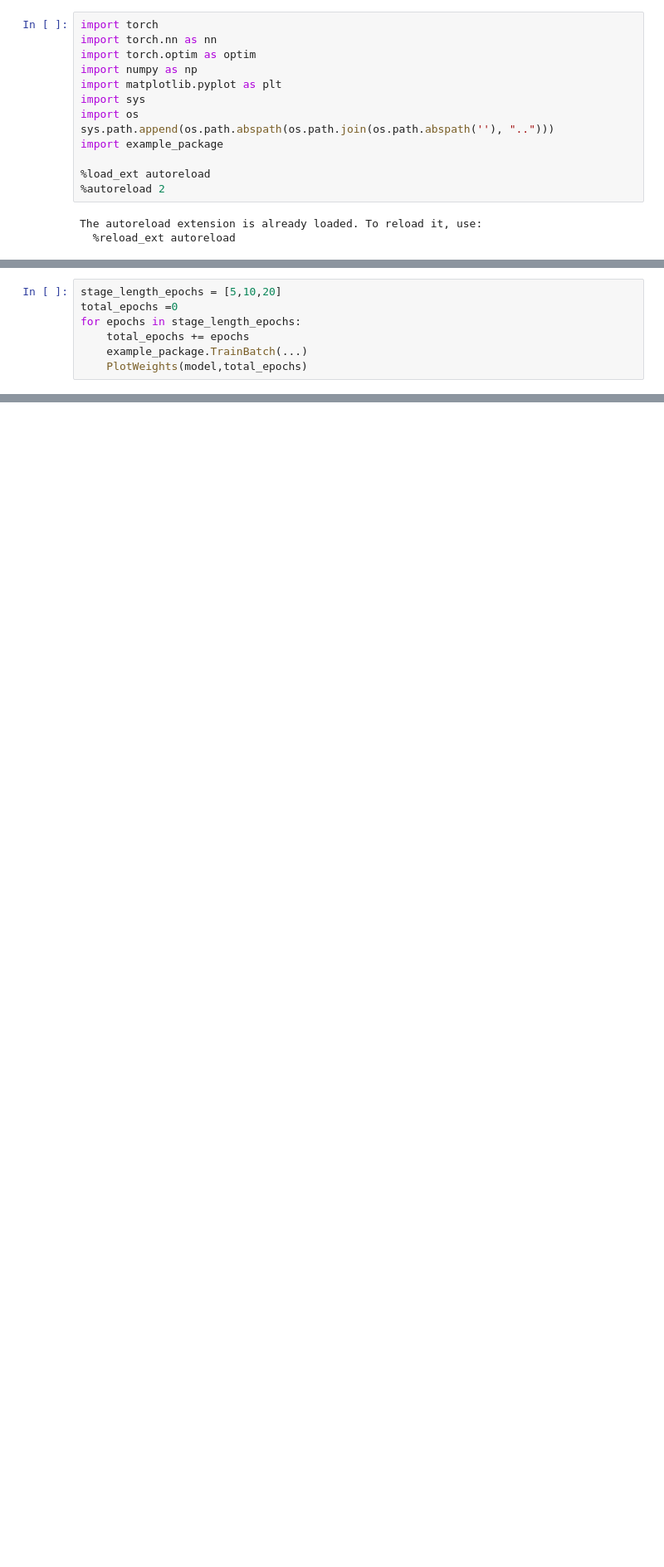
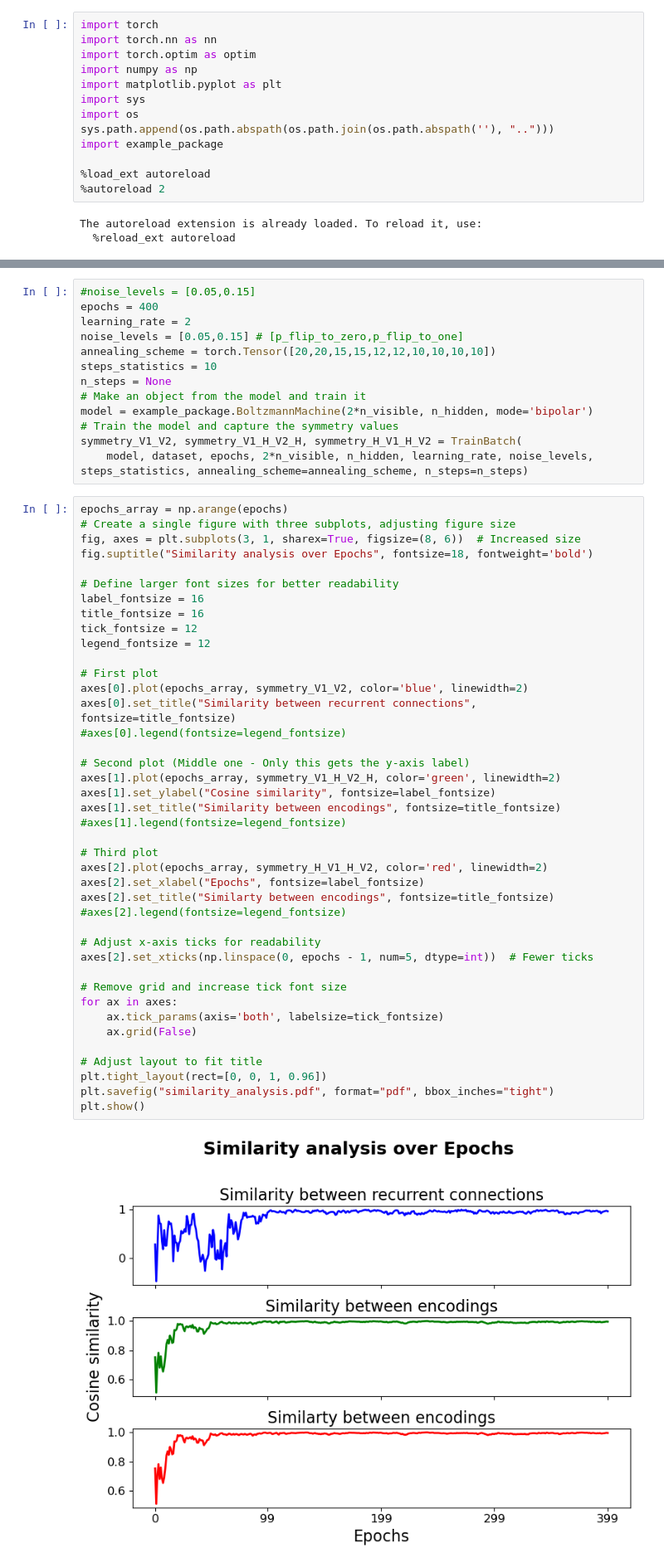
Before and after one commit to Dacasil/boltzmannMPIDS, a Jupyter notebook: notebooks/plot_weights.ipynb, the cells around one changed output, grey strips where cells are left out. Shown at 83% size. Cells and saved outputs as stored; diff of their text form; blank space fills up the shorter version.

Commit message:
plot_weights

```diff
--- a/notebooks/plot_weights.ipynb
+++ b/notebooks/plot_weights.ipynb
@@ -157,7 +172,0 @@ analyze_symmetry(weight_matrix, 8,2, epoch)
-# %%
-stage_length_epochs = [5,10,20]
-total_epochs =0
-for epochs in stage_length_epochs:
-    total_epochs += epochs
-    example_package.TrainBatch(...)
-    PlotWeights(model,total_epochs)
@@ -165,0 +225,56 @@ TypeError: TrainBatch() missing 5 required positional arguments: 'data', 'epochs
+# %%
+#noise_levels = [0.05,0.15]
+epochs = 400
+learning_rate = 2
+noise_levels = [0.05,0.15] # [p_flip_to_zero,p_flip_to_one]
+annealing_scheme = torch.Tensor([20,20,15,15,12,12,10,10,10,10])
+steps_statistics = 10
+n_steps = None
+# Make an object from the model and train it
+model = example_package.BoltzmannMachine(2*n_visible, n_hidden, mode='bipolar')
+# Train the model and capture the symmetry values
+symmetry_V1_V2, symmetry_V1_H_V2_H, symmetry_H_V1_H_V2 = TrainBatch(
+    model, dataset, epochs, 2*n_visible, n_hidden, learning_rate, noise_levels, steps_statistics, annealing_scheme=annealing_scheme, n_steps=n_steps)
+# %%
+epochs_array = np.arange(epochs)
+# Create a single figure with three subplots, adjusting figure size
+fig, axes = plt.subplots(3, 1, sharex=True, figsize=(8, 6))  # Increased size
+fig.suptitle("Similarity analysis over Epochs", fontsize=18, fontweight='bold')
+
+# Define larger font sizes for better readability
+label_fontsize = 16
+title_fontsize = 16
+tick_fontsize = 12
+legend_fontsize = 12
+
+# First plot
+axes[0].plot(epochs_array, symmetry_V1_V2, color='blue', linewidth=2)
+axes[0].set_title("Similarity between recurrent connections", fontsize=title_fontsize)
+#axes[0].legend(fontsize=legend_fontsize)
+
+# Second plot (Middle one - Only this gets the y-axis label)
+axes[1].plot(epochs_array, symmetry_V1_H_V2_H, color='green', linewidth=2)
+axes[1].set_ylabel("Cosine similarity", fontsize=label_fontsize)
+axes[1].set_title("Similarity between encodings", fontsize=title_fontsize)
+#axes[1].legend(fontsize=legend_fontsize)
+
+# Third plot
+axes[2].plot(epochs_array, symmetry_H_V1_H_V2, color='red', linewidth=2)
+axes[2].set_xlabel("Epochs", fontsize=label_fontsize)
+axes[2].set_title("Similarty between encodings", fontsize=title_fontsize)
+#axes[2].legend(fontsize=legend_fontsize)
+
+# Adjust x-axis ticks for readability
+axes[2].set_xticks(np.linspace(0, epochs - 1, num=5, dtype=int))  # Fewer ticks
+
+# Remove grid and increase tick font size
+for ax in axes:
+    ax.tick_params(axis='both', labelsize=tick_fontsize)
+    ax.grid(False)
+
+# Adjust layout to fit title
+plt.tight_layout(rect=[0, 0, 1, 0.96])
+plt.savefig("similarity_analysis.pdf", format="pdf", bbox_inches="tight")
+plt.show()
+# %% [output]
+[figure, added]
```
Also changed, not shown: parts of 6 cells of this notebook.
